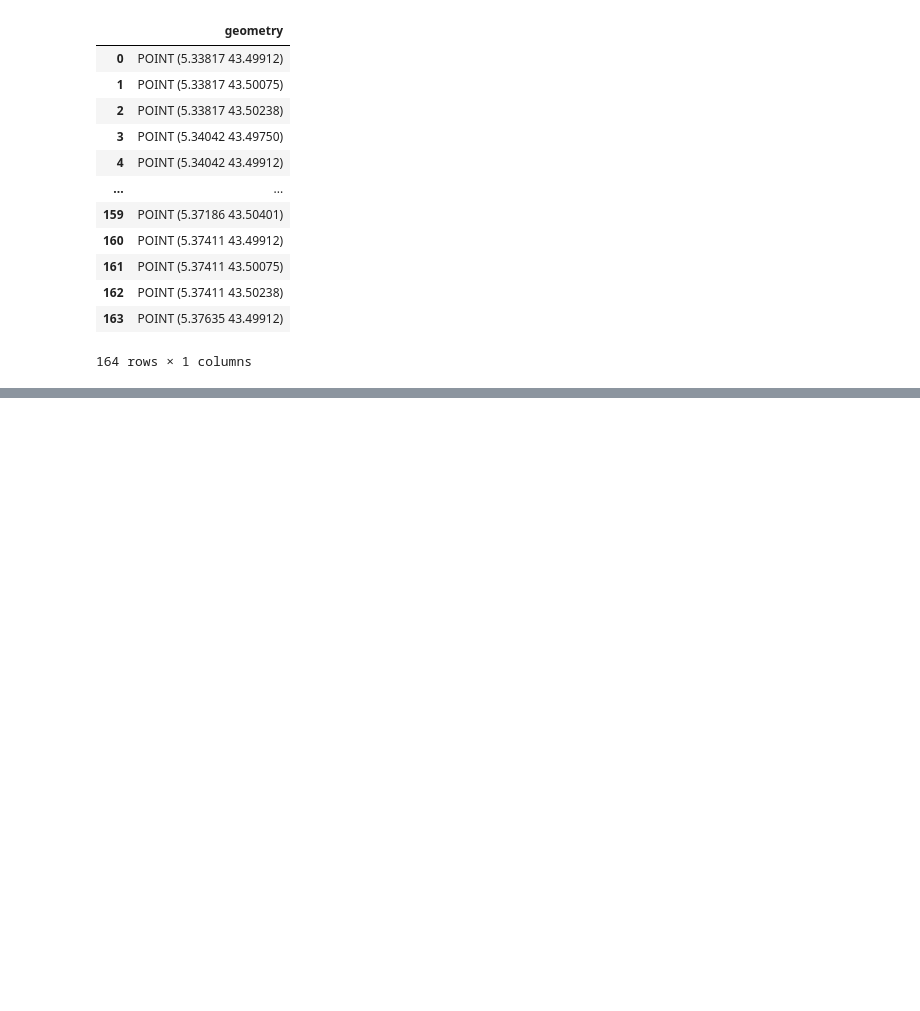
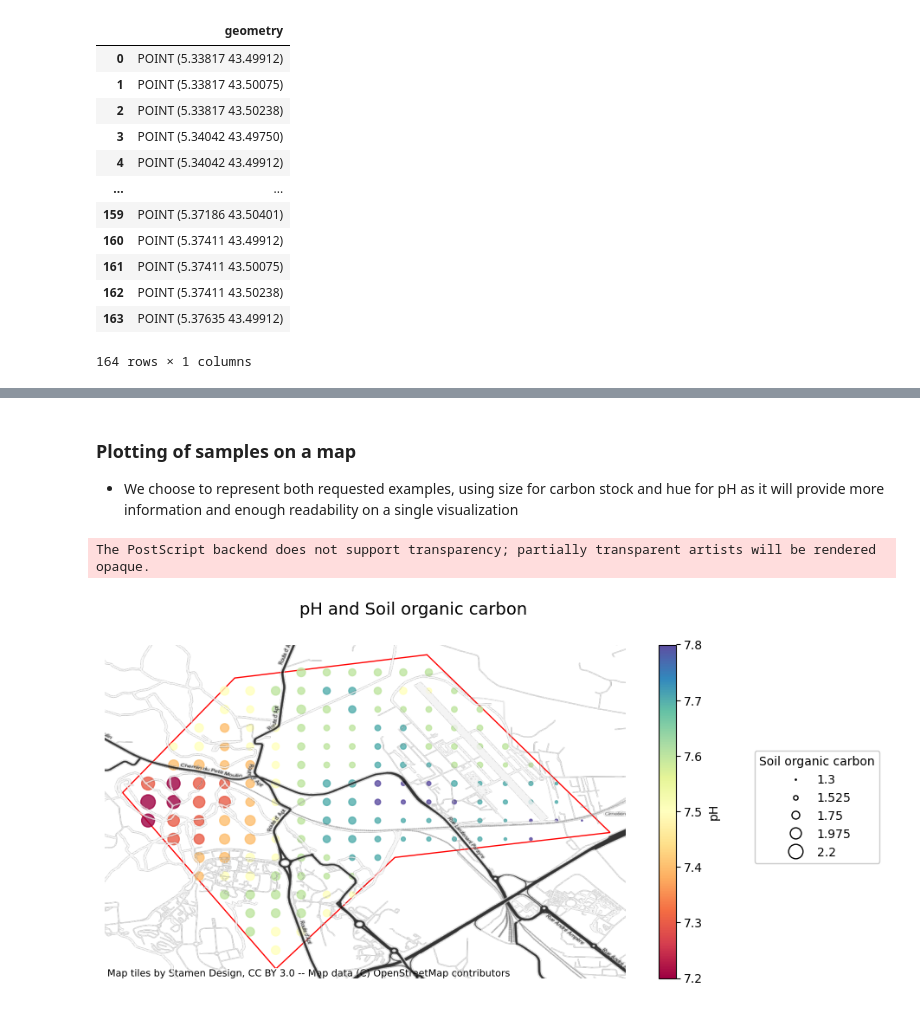
Before and after one commit to juliencarponcy/praxis, a Jupyter notebook: praxis/examples/test_nb.ipynb, the cells around one changed output, grey strips where cells are left out. Saved outputs shown, nothing was run; the diff lists cells and outputs as text; code cells hidden in the pictures; blank space fills up the shorter version.

```diff
--- a/praxis/examples/test_nb.ipynb
+++ b/praxis/examples/test_nb.ipynb
@@ -85,9 +104,20 @@ grid_geopd
 import requests
 
 def get_all_soilgrid_for_points(points: gpd.GeoSeries):
-    '''
-    We will use a GeoSeries as an input, each value must be a Shapely Point
-    '''
+    """
+    Retrieve soilgrid data for multiple points using the ISQAPER API.
+
+    Parameters:
+        points (gpd.GeoSeries): GeoSeries with Shapely Point objects representing the grid points.
+
+    Returns:
+        list: List of API responses containing soilgrid data for each point.
+
+    Assumes that each value in the GeoSeries is a Shapely Point.
+
+    The function queries the ISRIC API and retrieves soilgrid data for each point. It returns a list
+    containing the API responses for each point.
+    """
     # URL and endpoint for the API
     url = 'https://isqaper.isric.org/isqaper-rest/api/1.0/query'
 
@@ -96,7 +126,7 @@ def get_all_soilgrid_for_points(points: gpd.GeoSeries):
 
     # Iterate over each grid point and query the API
     for point in points.geometry:
-        lat, lon = point.x, point.y  # Extract the longitude and latitude from the grid point
+        lon, lat = point.x, point.y  # Extract the longitude and latitude from the grid point
         params = {'lon': lon, 'lat': lat}  # API parameters for the coordinates
 
         # Send GET request to the API
@@ -166,0 +279,35 @@ array(['>200'], dtype=object)
+# %% [markdown]
+### Plotting of samples on a map
+
+- We choose to represent both requested examples, using size for carbon stock and hue for pH as it will provide more information and enough readability on a single visualization
+# %%
+import matplotlib.pyplot as plt
+from matplotlib import colors
+from matplotlib.cm import ScalarMappable
+from matplotlib import cm
+import geoplot as gplt
+import contextily as ctx
+
+fig, ax = plt.subplots(figsize=(10,5))
+fig.suptitle("pH and Soil organic carbon", size=14)
+
+norm = colors.Normalize(vmin=soilgrid_gdf['Soil pH'].min(), vmax=soilgrid_gdf['Soil pH'].max())
+# I choose spectral as I liked representing more acid values in red and more basics in blue.
+cmap = cm.Spectral
+# Adding colorbar at scale
+fig.colorbar(ScalarMappable(norm=norm, cmap=cmap), orientation='vertical', label='pH', ax=ax)
+# Representing original polygon requested in red, to stand out of the basemap
+gplt.polyplot(target_gdf, ax = ax, edgecolor='red')
+# Add basemap, the chosen one looked nice as it is clear and do not obfuscate colored scatter points
+ctx.add_basemap(ax, crs = soilgrid_gdf.crs, source=ctx.providers.Stamen.TonerHybrid, alpha=0.8)
+
+ax = gplt.pointplot(
+    soilgrid_gdf,
+    hue='Soil pH', scale='Soil organic carbon', limits=(1, 12), cmap='Spectral',
+    legend=True, legend_var='scale', alpha=0.8, ax=ax, legend_kwargs={"title": "Soil organic carbon", 'framealpha': 1, 'facecolor':'white', 'bbox_to_anchor': (1.5, 0.7)}
+)
+# Save files in pdf format
+plt.savefig(figure_path / "pH_and_Carbon_aix_points.pdf", dpi=150)
+# %% [output]
+The PostScript backend does not support transparency; partially transparent artists will be rendered opaque.
+[figure, added]
```
Also changed, not shown: parts of 38 cells of this notebook, 5 other files.
